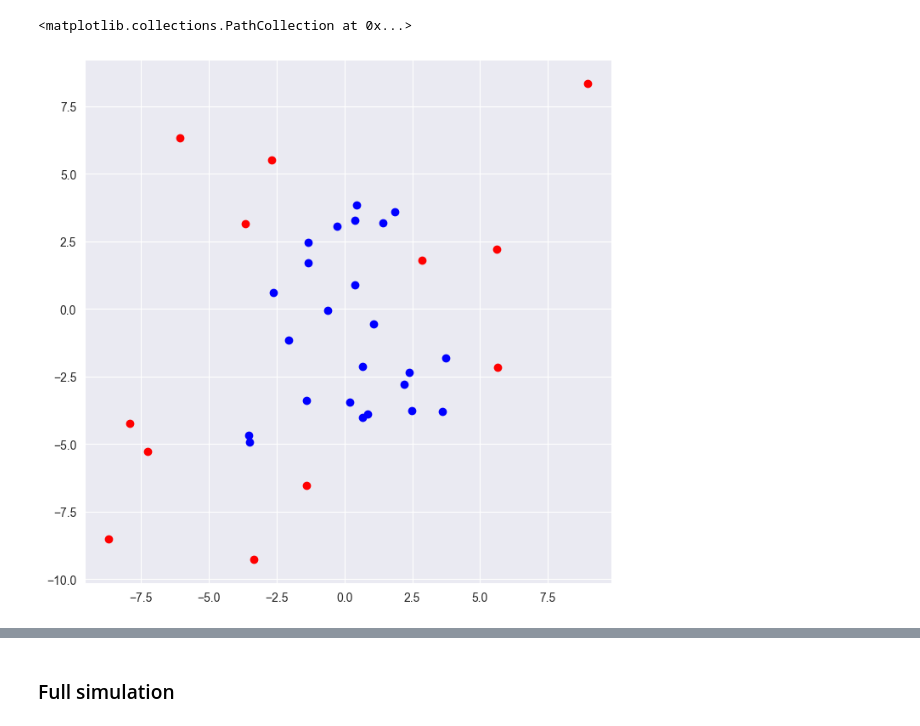
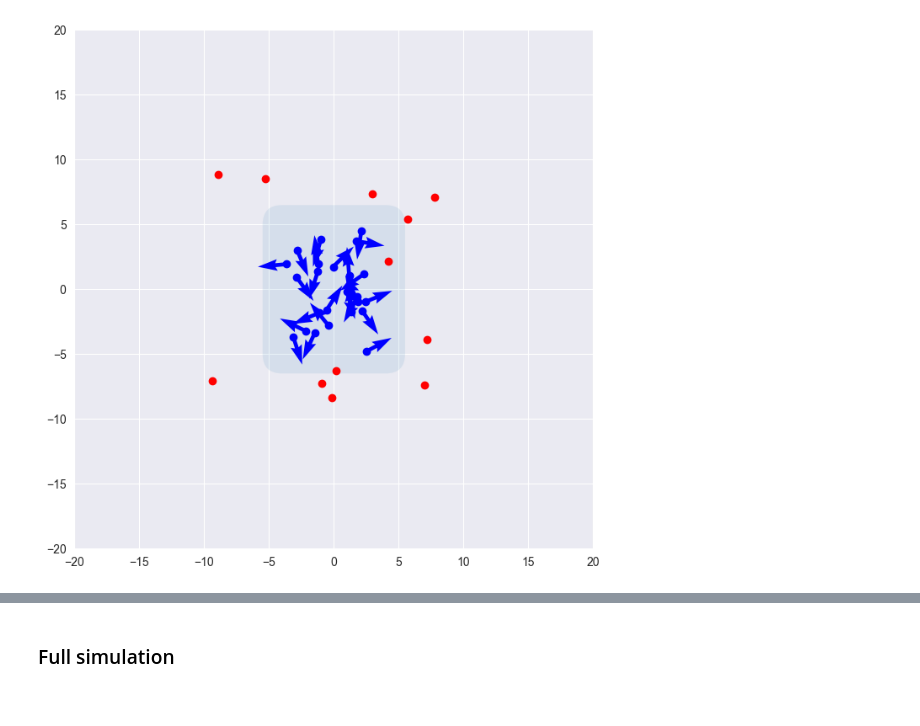
Before and after one commit to jerrymhuang/TogetherFlow, a Jupyter notebook: togetherflow/simulation_test.ipynb, the cells around one changed output, grey strips where cells are left out. Cells and saved outputs as stored; diff of their text form; code cells hidden in the pictures.

```diff
--- a/togetherflow/simulation_test.ipynb
+++ b/togetherflow/simulation_test.ipynb
@@ -65,11 +66,7 @@ array([[-1.5163368 ],
 # %%
-f, ax = plt.subplots(1, 1, figsize=(8, 8))
-
-ax.scatter(agent_pos[:,0], agent_pos[:,1], color='blue')
-ax.scatter(beacon_pos[:,0], beacon_pos[:,1], color='red')
+f = inspect_initialization(agent_pos, agent_rot, beacon_pos)
 # %% [output]
-<matplotlib.collections.PathCollection at 0x...>
-[figure, old version]
+[figure, new version]
 # %%
 sim = motion_simulation(timesteps=300)
 print(sim.shape)
```
Also changed, not shown: parts of 24 cells of this notebook, 10 other files.
